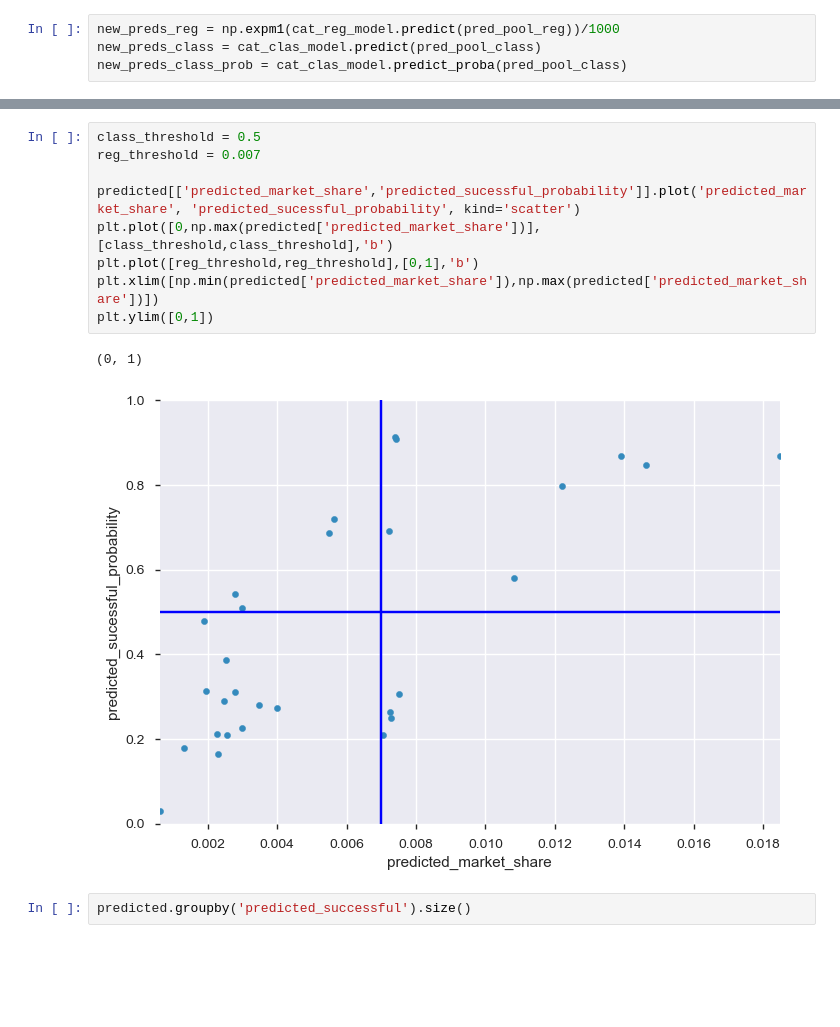
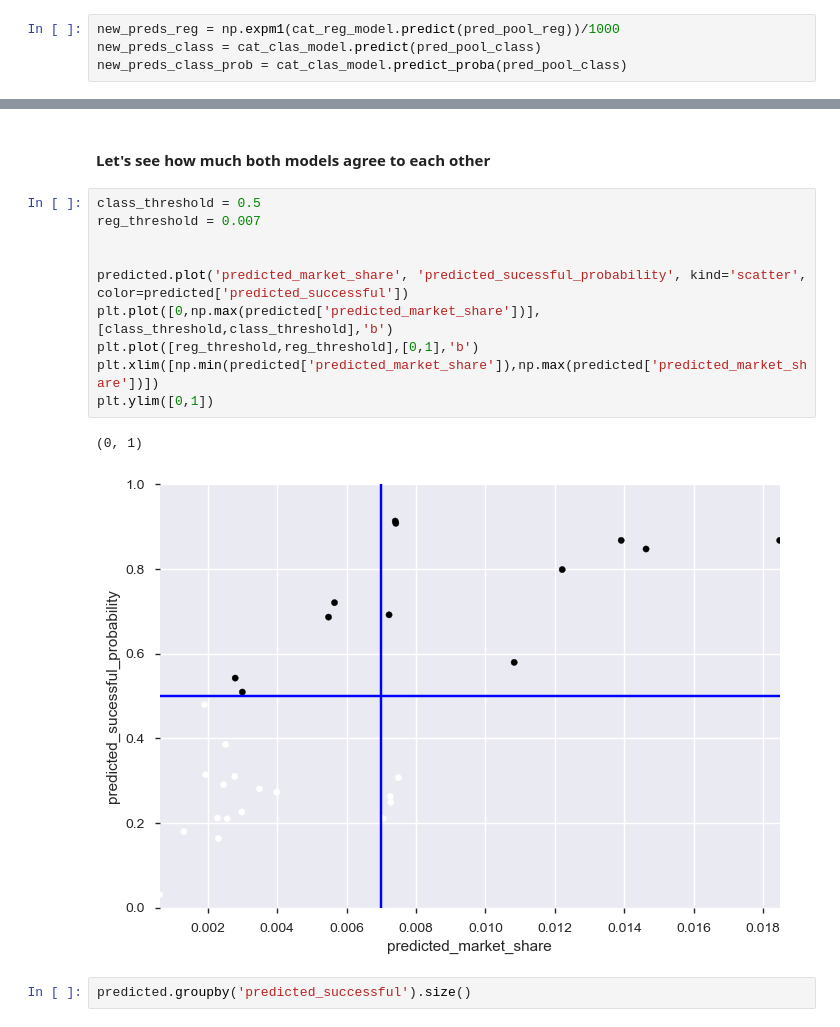
Before and after one commit to bernardoff/ML-Lab, a Jupyter notebook: PMI Test.ipynb, the cells around one changed output, grey strips where cells are left out. Drawn from its saved outputs; the diff is of its cells as text; blank space fills up the shorter version.

Commit message:
Update PMI Test.ipynb
Fixing final score plot

```diff
--- a/PMI Test.ipynb
+++ b/PMI Test.ipynb
@@ -1231,18 +1231,21 @@ predicted[relevant_columns].sort_values(by='predicted_sucessful_probability', as
 | 28 | 60071997 | MARKET30 | 2.00 | PCKT11 | PRICECLASS1 | 0.013911 | 1.0 | ... |
 | 3 | 60078732 | MARKET7 | 29.25 | PCKT11 | PRICECLASS3 | 0.018473 | 1.0 | ... |
 | 2 | 60078730 | MARKET7 | 27.00 | PCKT11 | PRICECLASS3 | 0.014626 | 1.0 | ... |
+# %% [markdown]
+#### Let's see how much both models agree to each other
 # %%
 class_threshold = 0.5
 reg_threshold = 0.007
 
-predicted[['predicted_market_share','predicted_sucessful_probability']].plot('predicted_market_share', 'predicted_sucessful_probability', kind='scatter')
+
+predicted.plot('predicted_market_share', 'predicted_sucessful_probability', kind='scatter', color=predicted['predicted_successful'])
 plt.plot([0,np.max(predicted['predicted_market_share'])],[class_threshold,class_threshold],'b')
 plt.plot([reg_threshold,reg_threshold],[0,1],'b')
 plt.xlim([np.min(predicted['predicted_market_share']),np.max(predicted['predicted_market_share'])])
 plt.ylim([0,1])
 # %% [output]
 (0, 1)
-[figure, old version]
+[figure, new version]
 # %%
 predicted.groupby('predicted_successful').size()
 # %% [output]
```
